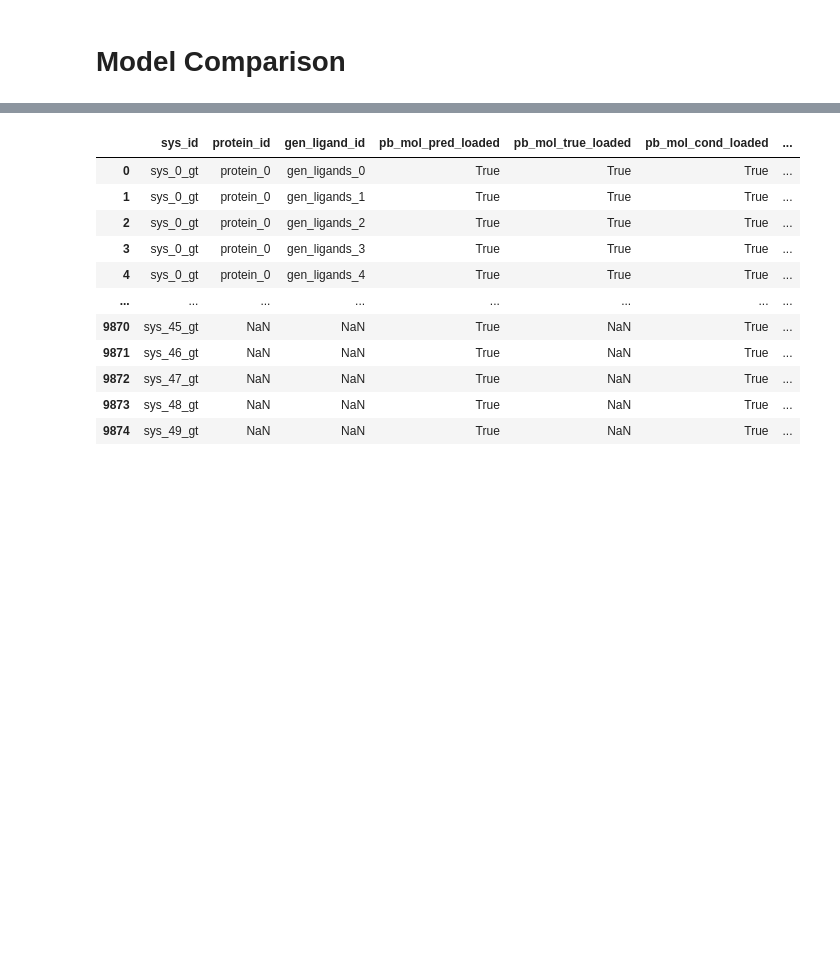
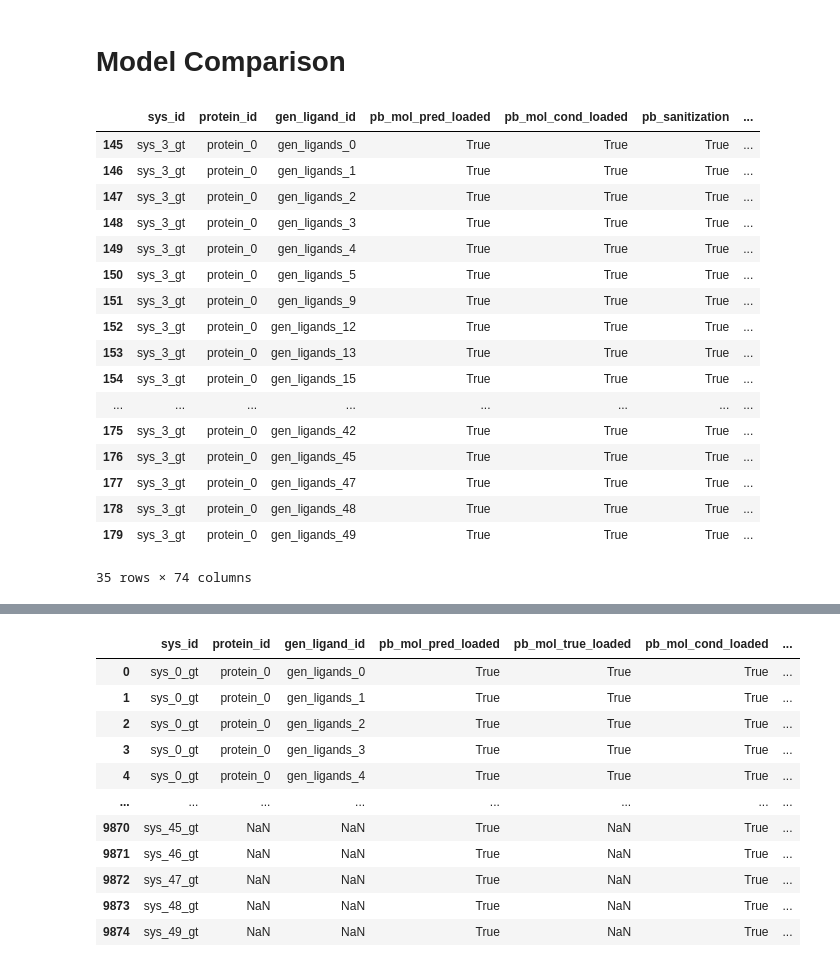
Before and after one commit to gnina/OMTRA, a Jupyter notebook: notebooks/docking_evaluation.ipynb, the cells around one changed output, grey strips where cells are left out. Saved outputs shown, nothing was run; the diff lists cells and outputs as text; code cells hidden in the pictures; blank space fills up the shorter version.

```diff
--- a/notebooks/docking_evaluation.ipynb
+++ b/notebooks/docking_evaluation.ipynb
@@ -115,3 +157,24 @@ rdenovo_metrics['model'] = 'rigid_prot_lig_denovo'
 # flexible protein, ligand de novo
 fdenovo_metrics = pd.read_csv('/net/galaxy/home/koes/ltoft/OMTRA/omtra_pipelines/docking_eval/outputs_MID/protein_ligand_denovo_condensed_metrics.csv')
 fdenovo_metrics['model'] = 'flexible_prot_lig_denovo'
+# %%
+rdenovo_metrics[rdenovo_metrics['sys_id'] == 'sys_3_gt']
+# %% [output]
+|  | sys_id | protein_id | gen_ligand_id | pb_mol_pred_loaded | pb_mol_cond_loaded | pb_sanitization | ... |
+| 145 | sys_3_gt | protein_0 | gen_ligands_0 | True | True | True | ... |
+| 146 | sys_3_gt | protein_0 | gen_ligands_1 | True | True | True | ... |
+| 147 | sys_3_gt | protein_0 | gen_ligands_2 | True | True | True | ... |
+| 148 | sys_3_gt | protein_0 | gen_ligands_3 | True | True | True | ... |
+| 149 | sys_3_gt | protein_0 | gen_ligands_4 | True | True | True | ... |
+| 150 | sys_3_gt | protein_0 | gen_ligands_5 | True | True | True | ... |
+| 151 | sys_3_gt | protein_0 | gen_ligands_9 | True | True | True | ... |
+| 152 | sys_3_gt | protein_0 | gen_ligands_12 | True | True | True | ... |
+| 153 | sys_3_gt | protein_0 | gen_ligands_13 | True | True | True | ... |
+| 154 | sys_3_gt | protein_0 | gen_ligands_15 | True | True | True | ... |
+| ... | ... | ... | ... | ... | ... | ... | ... |
+| 175 | sys_3_gt | protein_0 | gen_ligands_42 | True | True | True | ... |
+| 176 | sys_3_gt | protein_0 | gen_ligands_45 | True | True | True | ... |
+| 177 | sys_3_gt | protein_0 | gen_ligands_47 | True | True | True | ... |
+| 178 | sys_3_gt | protein_0 | gen_ligands_48 | True | True | True | ... |
+| 179 | sys_3_gt | protein_0 | gen_ligands_49 | True | True | True | ... |
+35 rows × 74 columns
```
Also changed, not shown: parts of 5 cells of this notebook, 4 other files.
